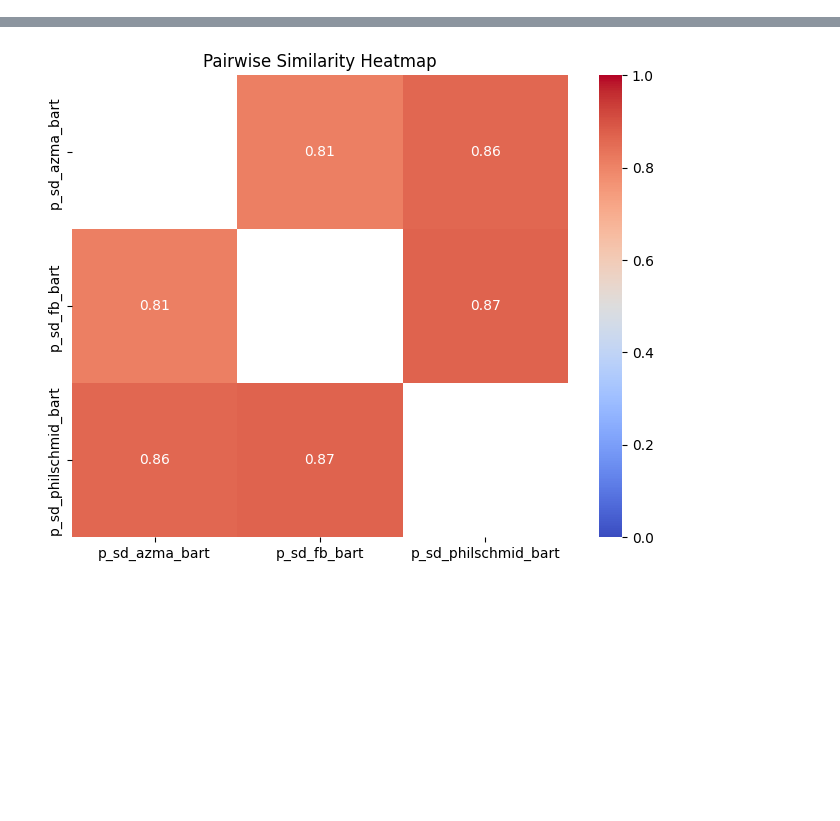
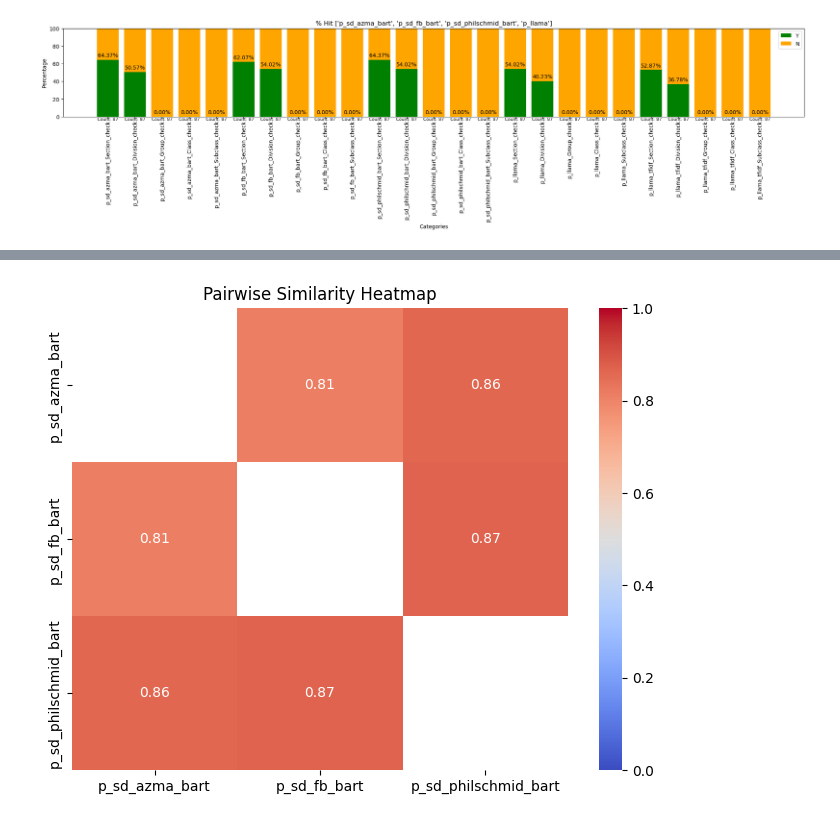
Before and after one commit to Michaelwwk/ssicsync, a Jupyter notebook: Model Load & Test_wudi.ipynb, the cells around one changed output, grey strips where cells are left out. Cells and saved outputs as stored; diff of their text form; code cells hidden in the pictures; blank space fills up the shorter version.

```diff
--- a/Model Load & Test_wudi.ipynb
+++ b/Model Load & Test_wudi.ipynb
@@ -431,0 +434,86 @@ for prefix_set in prefix_sets:
+# %%
+import pandas as pd
+import matplotlib.pyplot as plt
+
+prefixes1 = ['p_sd_azma_bart', 'p_sd_fb_bart', 'p_sd_philschmid_bart']
+prefixes2 = ['p_azma_bart_tfidf', 'p_fb_bart_tfidf', 'p_philschmid_bart_tfidf', 'p_QA']
+prefixes3 = ['p_sd_azma_bart', 'p_azma_bart_tfidf']
+prefixes4 = ['p_sd_fb_bart', 'p_fb_bart_tfidf']
+prefixes5 = ['p_sd_philschmid_bart', 'p_philschmid_bart_tfidf']
+prefixes6 = ['p_llama','p_llama_tfidf']
+
+prefix_sets = [
+    ['p_sd_azma_bart', 'p_sd_fb_bart', 'p_sd_philschmid_bart','p_llama'],
+    ['p_azma_bart_tfidf', 'p_fb_bart_tfidf', 'p_philschmid_bart_tfidf', 'p_llama_tfidf'],
+    ['p_sd_azma_bart', 'p_azma_bart_tfidf'],
+    ['p_sd_fb_bart', 'p_fb_bart_tfidf'],
+    ['p_sd_philschmid_bart', 'p_philschmid_bart_tfidf'],
+    ['p_llama','p_llama_tfidf']
+]
+
+for prefix_set in prefix_sets:
+    # Create groups based on the current prefix set
+    groups = {prefix: [] for prefix in prefix_set}
+
+    for col in vdf.columns:
+        if col.endswith('_check'):
+            for prefix in prefix_set:
+                if col.startswith(prefix):
+                    groups[prefix].append(col)
+                    break
+
+    # Filter out empty groups
+    groups = {k: v for k, v in groups.items() if v}
+
+    # Calculate the percentage of 'Y' and 'N' for each column
+    check_columns = [col for sublist in groups.values() for col in sublist]
+    if not check_columns:
+        print(f"No columns found for prefix set: {prefix_set}")
+        continue
+
+    # Calculate percentages and base counts
+    percentages_df = vdf[check_columns].apply(lambda x: x.value_counts(normalize=True) * 100).fillna(0).transpose()
+    base_counts = vdf[check_columns].notnull().sum()  # Base count of non-null records
+
+    if percentages_df.empty:
+        print(f"No data available for prefix set: {prefix_set}")
+        continue
+
+    # Plotting
+    fig, ax = plt.subplots(figsize=(25, 3))
+
+    # Check if 'Y' and 'N' columns exist in percentages_df
+    if 'Y' in percentages_df.columns and 'N' in percentages_df.columns:
+        bars1 = ax.bar(percentages_df.index, percentages_df['Y'], color='green', label='Y')
+        bars2 = ax.bar(percentages_df.index, percentages_df['N'], bottom=percentages_df['Y'], color='orange', label='N')
+
+        # Adding data labels for percentages
+        for bar in bars1:
+            height = bar.get_height()
+            ax.annotate(f'{height:.2f}%',
+                        xy=(bar.get_x() + bar.get_width() / 2, height),
+                        xytext=(0, 3),  # 3 points vertical offset
+                        textcoords="offset points",
+                        ha='center', va='bottom')
+
+        # Adding base count labels
+        for i, col in enumerate(percentages_df.index):
+            base_count = base_counts.loc[col]
+            ax.text(i, -5, f'Count: {base_count}', ha='center', va='bottom', fontsize=8, color='black')
+
+        # Customizing the plot
+        ax.set_title(f'% Hit {prefix_set}')
+        ax.set_xlabel('Categories')
+        ax.set_ylabel('Percentage')
+        ax.set_ylim(0, 100)
+        ax.legend()
+
+        # Rotate x-axis labels for better visibility if needed
+        plt.xticks(rotation=90)
+
+        # Show plot
+        plt.show()
+    else:
+        print(f"'Y' and/or 'N' columns not found for prefix set: {prefix_set}")
+# %% [output]
+[figure, added]
```
Also changed, not shown: parts of 3 cells of this notebook, 1 other file.
